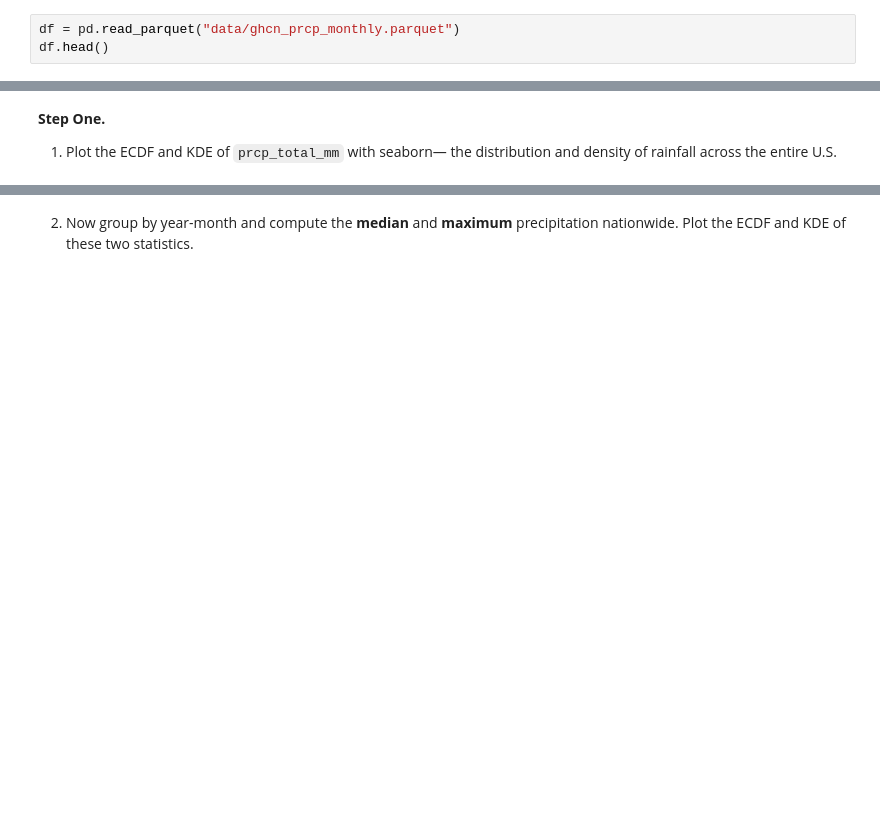
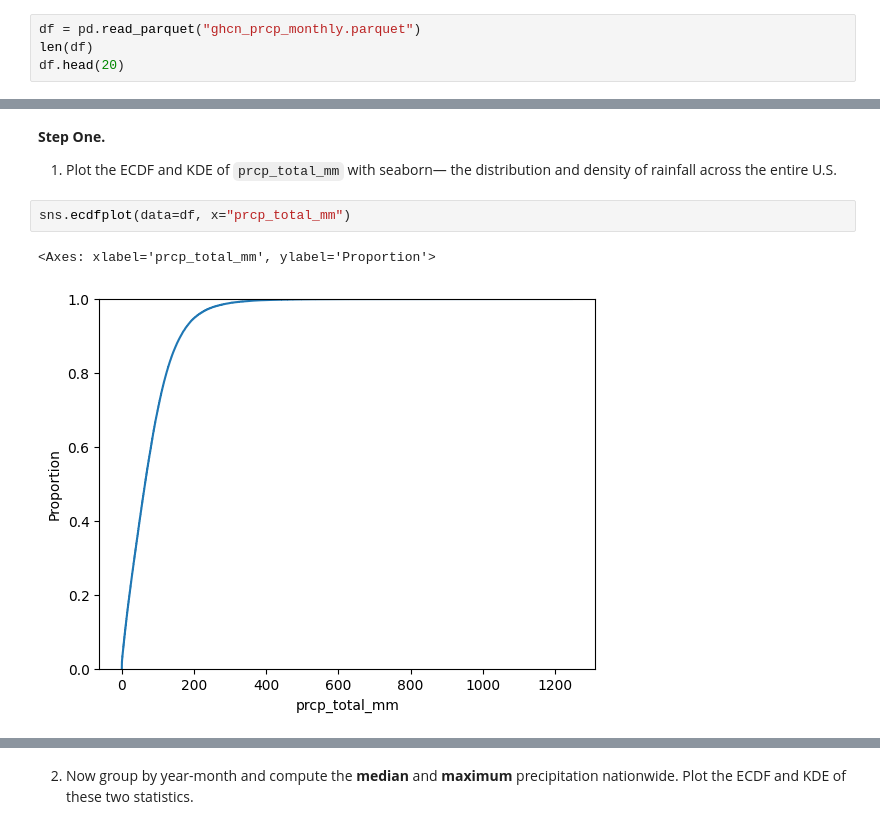
Before and after one commit to Derek9132-uyz/DS5030-lab-5, a Jupyter notebook: lab_05.ipynb, the cells around one changed output, grey strips where cells are left out. Drawn from its saved outputs; the diff is of its cells as text; blank space fills up the shorter version.

```diff
--- a/lab_05.ipynb
+++ b/lab_05.ipynb
@@ -94,6 +94,7 @@ We have three datasets:
 
 We want to understand tail behavior, to better reason about risk (engineering, financial, etc.).
 # %%
-df = pd.read_parquet("data/ghcn_prcp_monthly.parquet")
-df.head()
+df = pd.read_parquet("ghcn_prcp_monthly.parquet")
+len(df)
+df.head(20)
 # %% [output]
@@ -104,3 +118,8 @@ Trying to import the above resulted in these errors:
 # %% [markdown]
 **Step One.**
 1. Plot the ECDF and KDE of `prcp_total_mm` with seaborn— the distribution and density of rainfall across the entire U.S.
+# %%
+sns.ecdfplot(data=df, x="prcp_total_mm")
+# %% [output]
+<Axes: xlabel='prcp_total_mm', ylabel='Proportion'>
+[figure, added]
```
Also changed, not shown: parts of 24 cells of this notebook.
